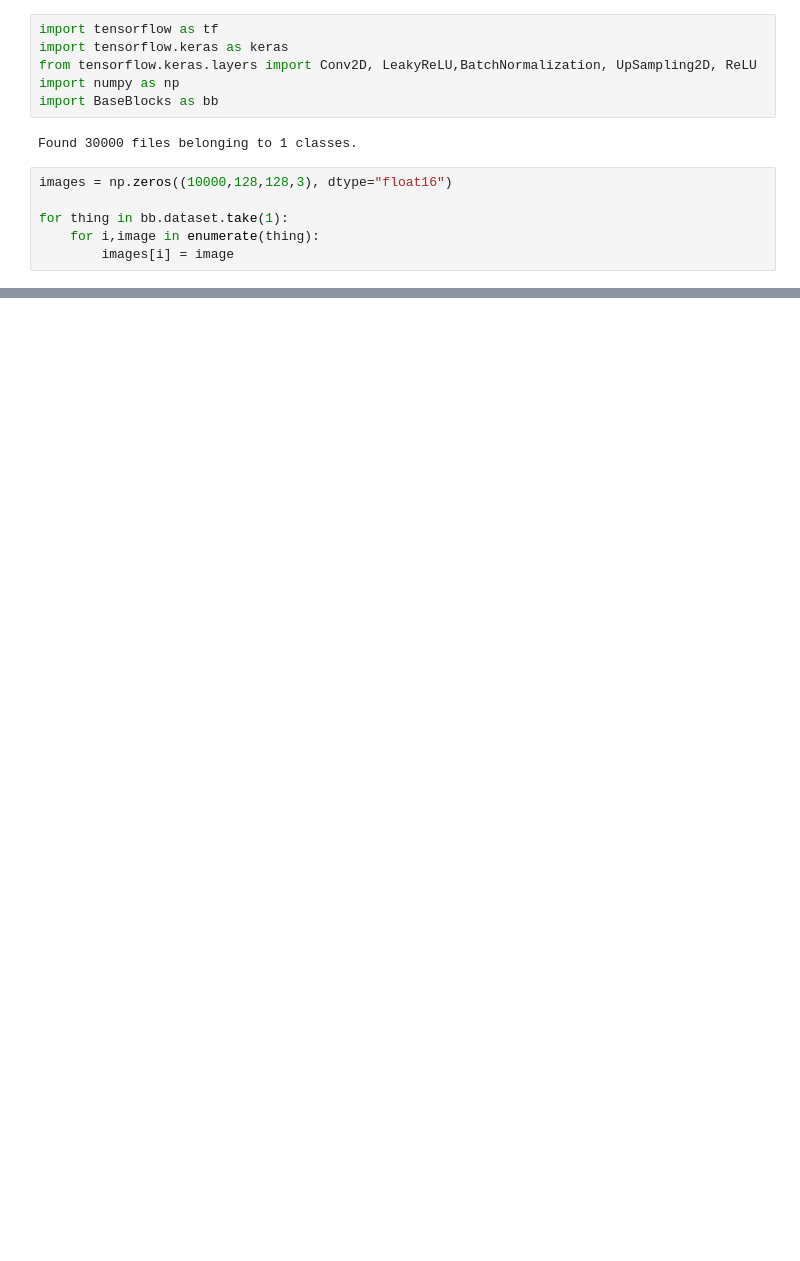
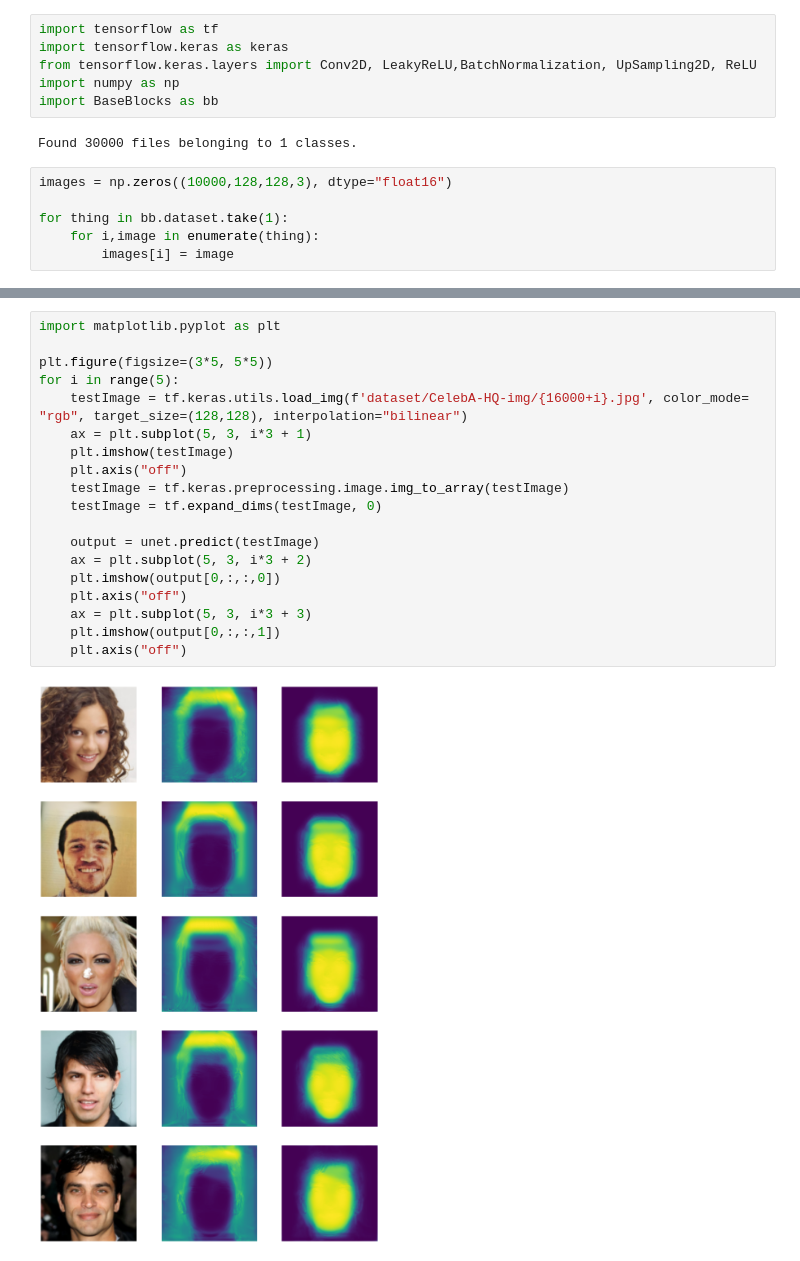
Before and after one commit to PaccoTan/FaceSwap, a Jupyter notebook: training.ipynb, the cells around one changed output, grey strips where cells are left out. Drawn from its saved outputs; the diff is of its cells as text; blank space fills up the shorter version.

```diff
--- a/training.ipynb
+++ b/training.ipynb
@@ -37,0 +38,21 @@ plt.imshow(output[0,:,:,1])
+# %%
+import matplotlib.pyplot as plt
+
+plt.figure(figsize=(3*5, 5*5))
+for i in range(5):
+    testImage = tf.keras.utils.load_img(f'dataset/CelebA-HQ-img/{16000+i}.jpg', color_mode= "rgb", target_size=(128,128), interpolation="bilinear")
+    ax = plt.subplot(5, 3, i*3 + 1)
+    plt.imshow(testImage)
+    plt.axis("off")
+    testImage = tf.keras.preprocessing.image.img_to_array(testImage)
+    testImage = tf.expand_dims(testImage, 0)
+
+    output = unet.predict(testImage)
+    ax = plt.subplot(5, 3, i*3 + 2)
+    plt.imshow(output[0,:,:,0])
+    plt.axis("off")
+    ax = plt.subplot(5, 3, i*3 + 3)
+    plt.imshow(output[0,:,:,1])
+    plt.axis("off")
+# %% [output]
+[figure, added]
```
Also changed, not shown: parts of 4 cells of this notebook, 6 other files.
